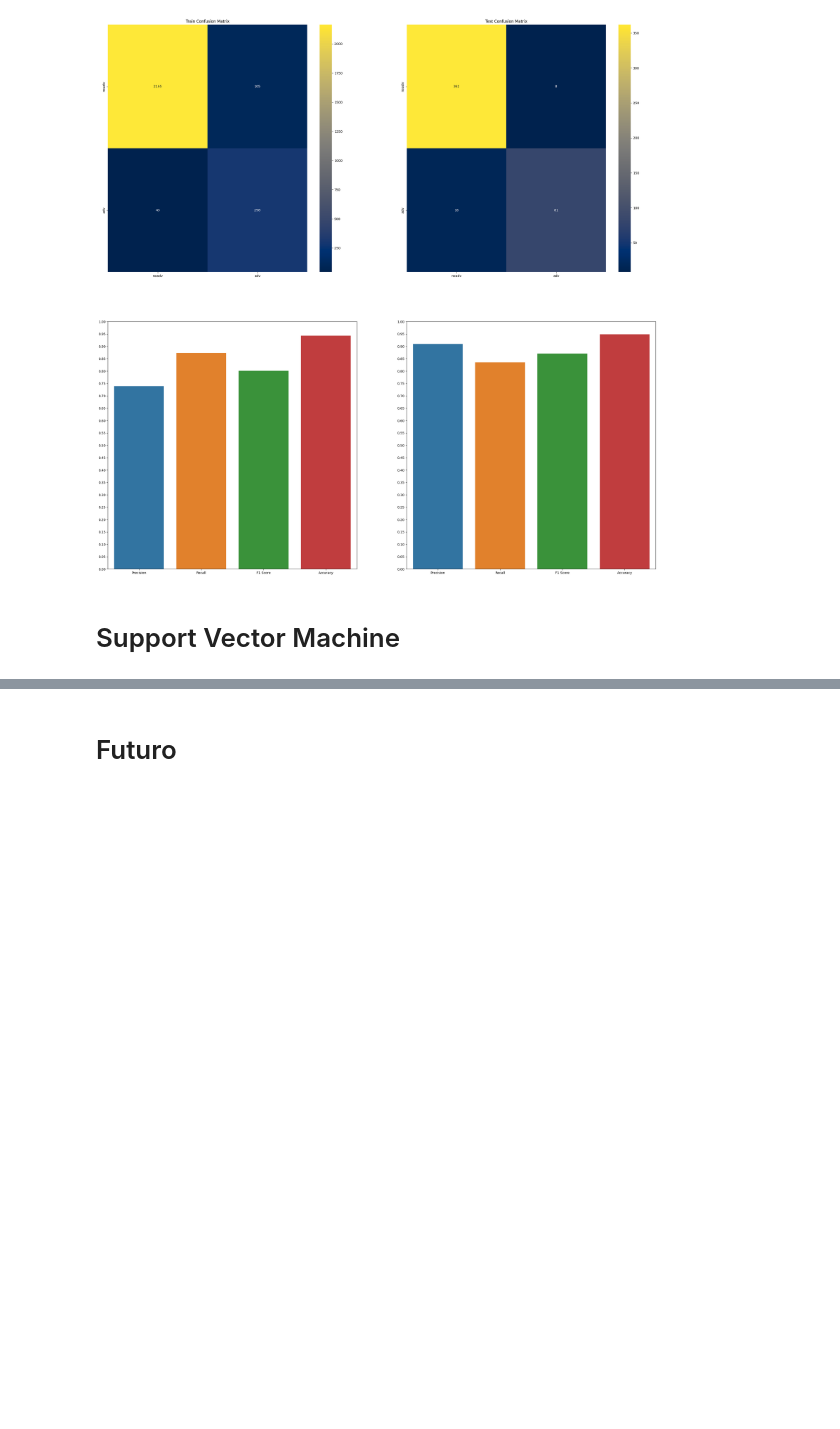
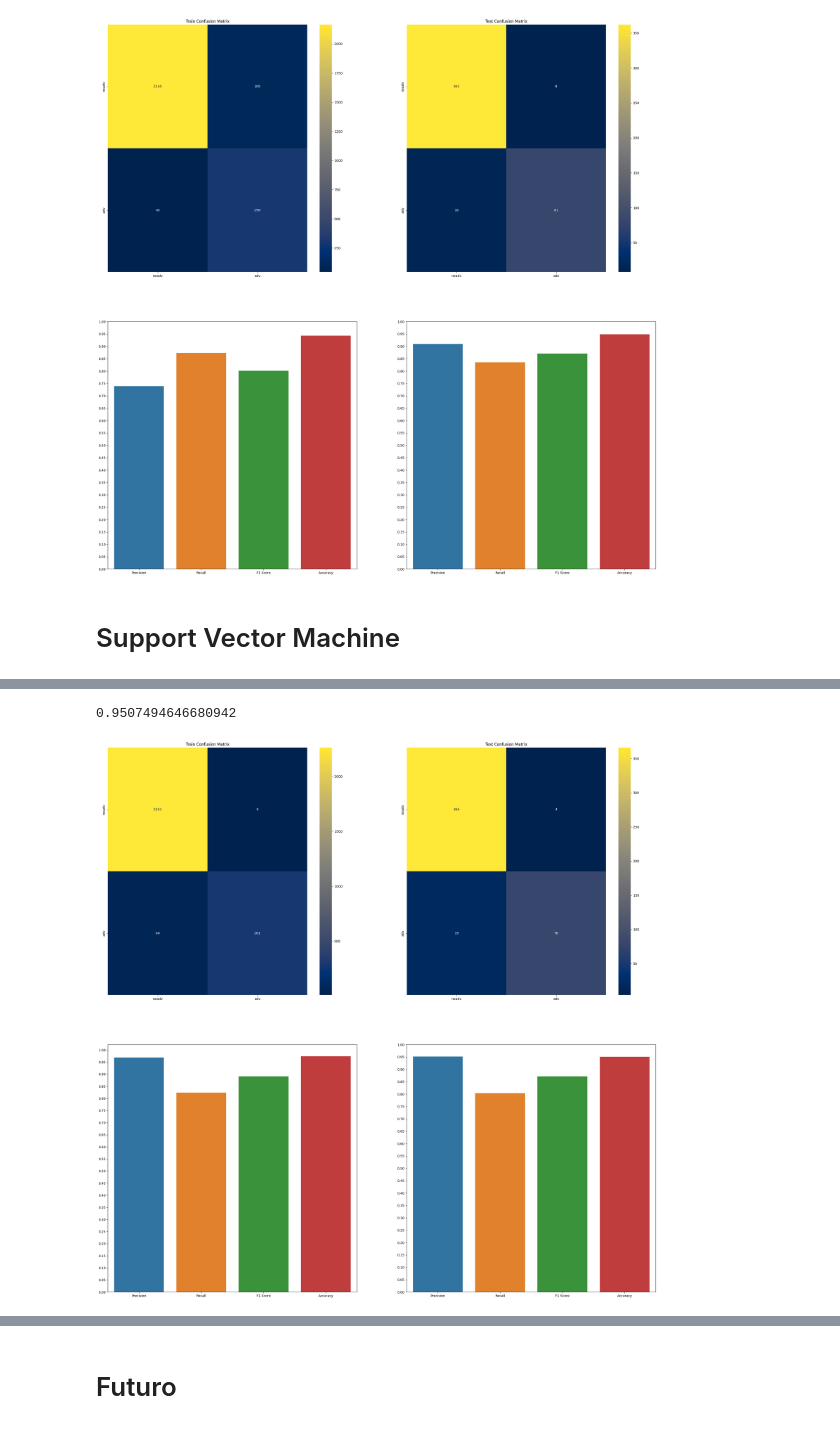
Before and after one commit to wredan/fad-project, a Jupyter notebook: notebook.ipynb, the cells around one changed output, grey strips where cells are left out. Drawn from its saved outputs; the diff is of its cells as text; code cells hidden in the pictures; blank space fills up the shorter version.

```diff
--- a/notebook.ipynb
+++ b/notebook.ipynb
@@ -909,0 +937,5 @@ metrics_printer(pca_train_set['Class'], train_pred, pca_test_set['Class'], test_
+# %%
+train_svm_and_predict(pca_train_set, pca_test_set, kernel ='linear', C=1)
+# %% [output]
+0.9507494646680942
+[figure, added]
```
Also changed, not shown: parts of 23 cells of this notebook.
